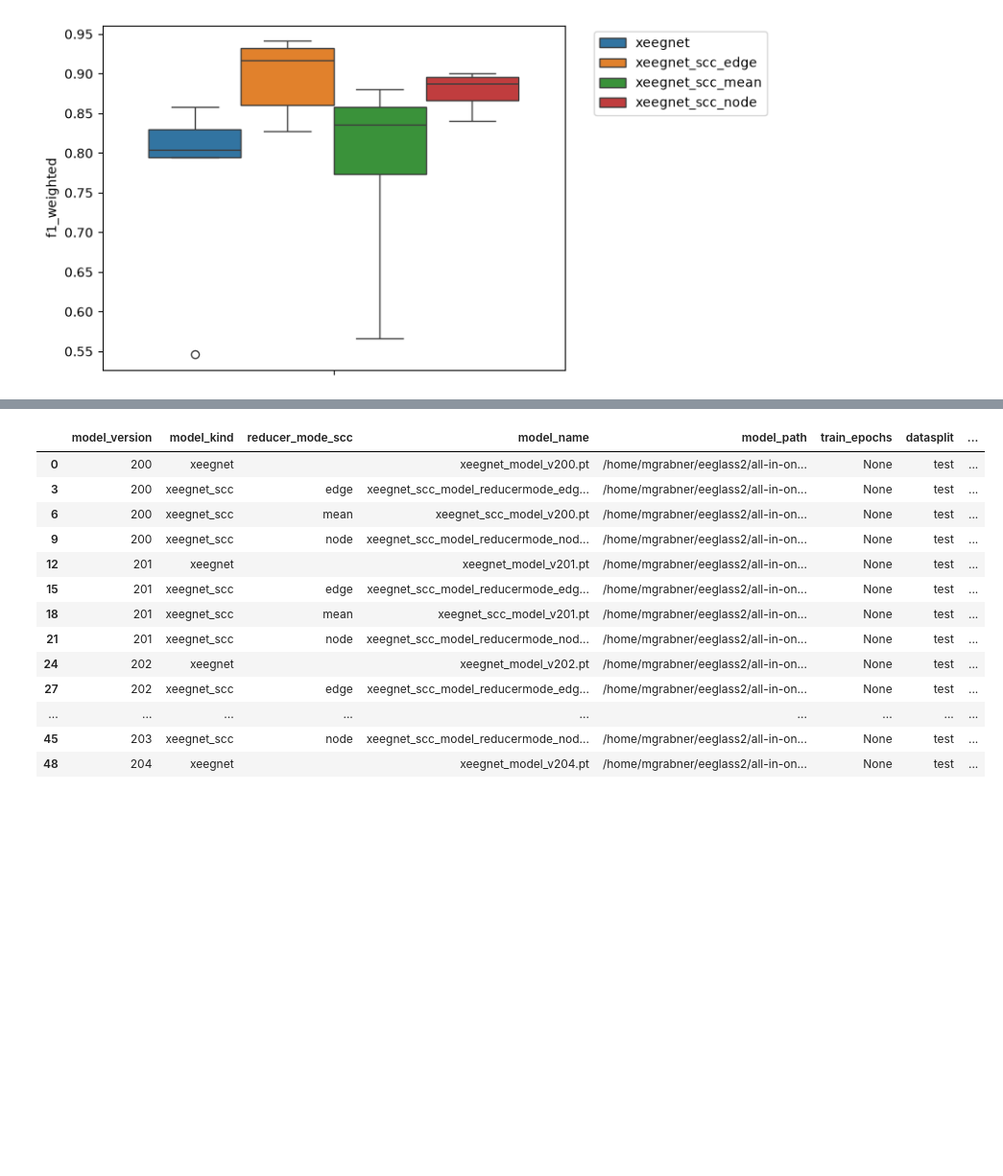
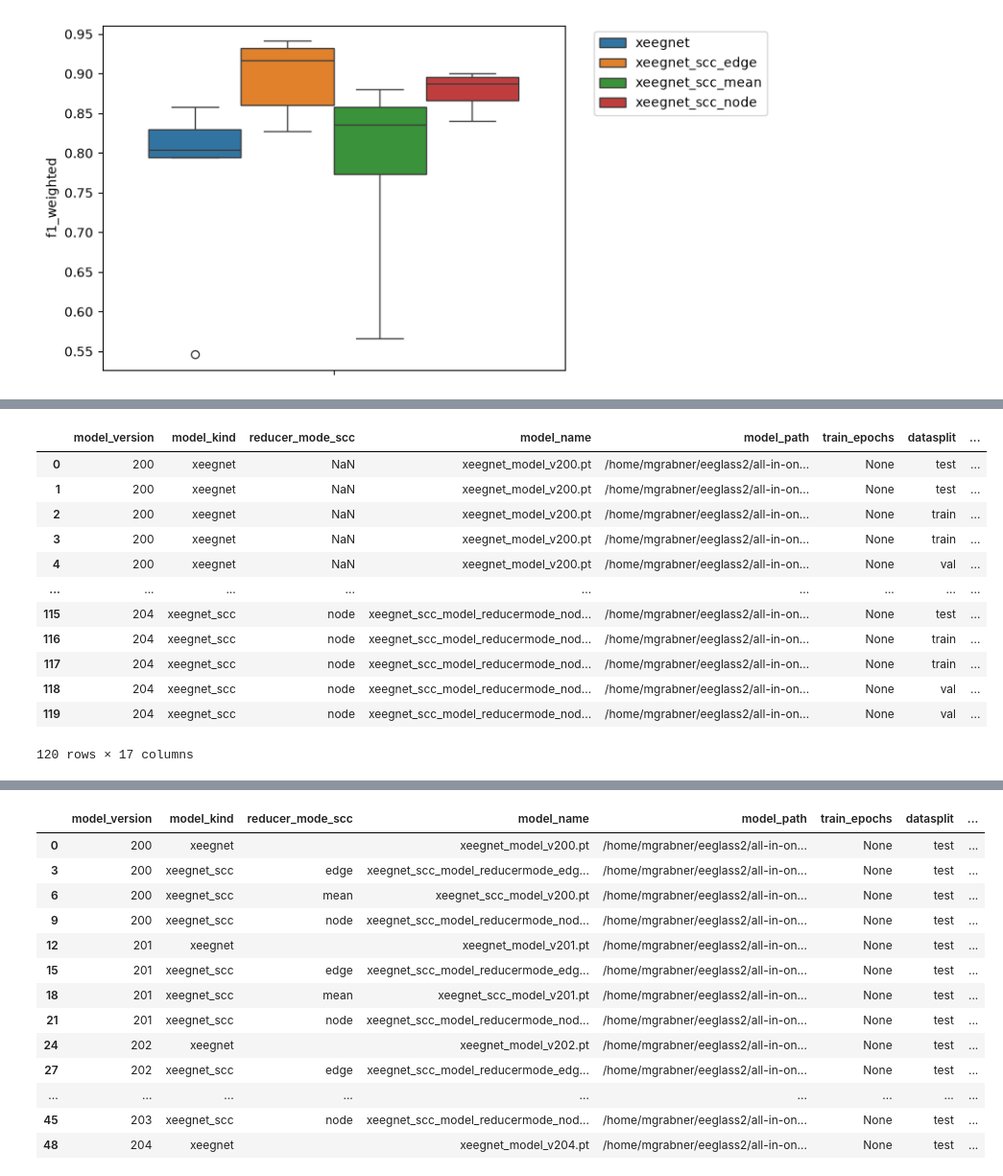
Before and after one commit to hereditary-eu/EEGlass, a Jupyter notebook: backend/experiments_xeegnet/adapt_selfeeg.ipynb, the cells around one changed output, grey strips where cells are left out. Shown at 96% size. Drawn from its saved outputs; the diff is of its cells as text; code cells hidden in the pictures; blank space fills up the shorter version.

Commit message:
per subject analysis added

```diff
--- a/backend/experiments_xeegnet/adapt_selfeeg.ipynb
+++ b/backend/experiments_xeegnet/adapt_selfeeg.ipynb
@@ -429,6 +527,7 @@ def train_model_version(
         data_x_y_id=data_x_y_id,
         data_x_y_scc_id=data_x_y_scc_id,
         model_seed=model_seed,
+        return_subject_ids=False
     )
 
     loss_fnc = lossMulti if nb_classes > 2 else lossBinary
@@ -487,21 +586,30 @@ def evaluate_model_version(
     reducer_mode_scc: str,
     model_path_loading: str,
     *,
-    dir_data: str = dir_data, dir_data_outer: str = dir_data_outer,
-    parameters: dict = PARAMETERS_DEFAULT, nb_classes: int = nb_classes,
-    Chans: int = Chans, sample_length: int = sample_length, srate: int = srate,
-    device: torch.device = device, verbose: bool = verbose,
+    dir_data: str = dir_data,
+    dir_data_outer: str = dir_data_outer,
+    parameters: dict = PARAMETERS_DEFAULT,
+    nb_classes: int = nb_classes,
+    Chans: int = Chans,
+    sample_length: int = sample_length,
+    srate: int = srate,
+    device: torch.device = device,
+    verbose: bool = verbose,
     # task_to_eval: str = taskToEval, n_max: int | None = None,
-    store: SCCStore | None = None, scc_params: SCCParams | None = None,
+    store: SCCStore | None = None,
+    scc_params: SCCParams | None = None,
     load_model_windows_for_participant=None,
-    data_x_y_id=None, data_x_y_scc_id=None,
-    eval_datasplits: list[str] = ("test",), model_seed: int = 42,
+    data_x_y_id=None,
+    data_x_y_scc_id=None,
+    eval_datasplits: list[str] = ("test",),
+    model_seed: int = 42,
+    n_max: int | None = None
 ):
     """Prepare, load checkpoint weights, and evaluate. Returns rows.
 
     Loading is the body, not a branch, so it can never be silently skipped.
     """
-    model, loaders, model_name = _prepare(
+    model, loaders, model_name, subject_ids = _prepare(
         model_version,
         model_kind,
         reducer_mode_scc,
@@ -520,6 +628,8 @@ def evaluate_model_version(
         data_x_y_id=data_x_y_id,
         data_x_y_scc_id=data_x_y_scc_id,
         model_seed=model_seed,
+        shuffle_train=False,
+        return_subject_ids=True
     )
 
     if model_path_loading is None or not Path(model_path_loading).is_file():
@@ -531,7 +641,7 @@ def evaluate_model_version(
         "reducer_mode_scc": reducer_mode_scc, "model_name": model_name,
         "model_path": str(model_path_loading), "train_epochs": None,
     }
-    return _evaluate_splits(model, loaders, list(eval_datasplits), result_base, device=device, nb_classes=nb_classes)
+    return _evaluate_splits(model, loaders, list(eval_datasplits), result_base, device=device, nb_classes=nb_classes, subject_ids=subject_ids)
 # %%
 def adapt_data_for_task(data_x_y_scc_id, task):
     """Filter subjects and remap labels for a classification task.
@@ -1037,0 +1216,5 @@ plt.legend(bbox_to_anchor=(1.05, 1), loc='upper left')
+# %%
+task = "cn_disease"  # Alzheimer's disease vs. control
+
+print(f"Running task: {task}")
+print(f"classes = {nb_classes}")
@@ -1037,0 +1290,16 @@ plt.legend(bbox_to_anchor=(1.05, 1), loc='upper left')
+# %%
+saved_model_results_df
+# %% [output]
+|  | model_version | model_kind | reducer_mode_scc | model_name | model_path | train_epochs | datasplit | ... |
+| 0 | 200 | xeegnet | NaN | xeegnet_model_v200.pt | /home/mgrabner/eeglass2/all-in-on... | None | test | ... |
+| 1 | 200 | xeegnet | NaN | xeegnet_model_v200.pt | /home/mgrabner/eeglass2/all-in-on... | None | test | ... |
+| 2 | 200 | xeegnet | NaN | xeegnet_model_v200.pt | /home/mgrabner/eeglass2/all-in-on... | None | train | ... |
+| 3 | 200 | xeegnet | NaN | xeegnet_model_v200.pt | /home/mgrabner/eeglass2/all-in-on... | None | train | ... |
+| 4 | 200 | xeegnet | NaN | xeegnet_model_v200.pt | /home/mgrabner/eeglass2/all-in-on... | None | val | ... |
+| ... | ... | ... | ... | ... | ... | ... | ... | ... |
+| 115 | 204 | xeegnet_scc | node | xeegnet_scc_model_reducermode_nod... | /home/mgrabner/eeglass2/all-in-on... | None | test | ... |
+| 116 | 204 | xeegnet_scc | node | xeegnet_scc_model_reducermode_nod... | /home/mgrabner/eeglass2/all-in-on... | None | train | ... |
+| 117 | 204 | xeegnet_scc | node | xeegnet_scc_model_reducermode_nod... | /home/mgrabner/eeglass2/all-in-on... | None | train | ... |
+| 118 | 204 | xeegnet_scc | node | xeegnet_scc_model_reducermode_nod... | /home/mgrabner/eeglass2/all-in-on... | None | val | ... |
+| 119 | 204 | xeegnet_scc | node | xeegnet_scc_model_reducermode_nod... | /home/mgrabner/eeglass2/all-in-on... | None | val | ... |
+120 rows × 17 columns
```
Also changed, not shown: parts of 20 cells of this notebook, 1 other file.
